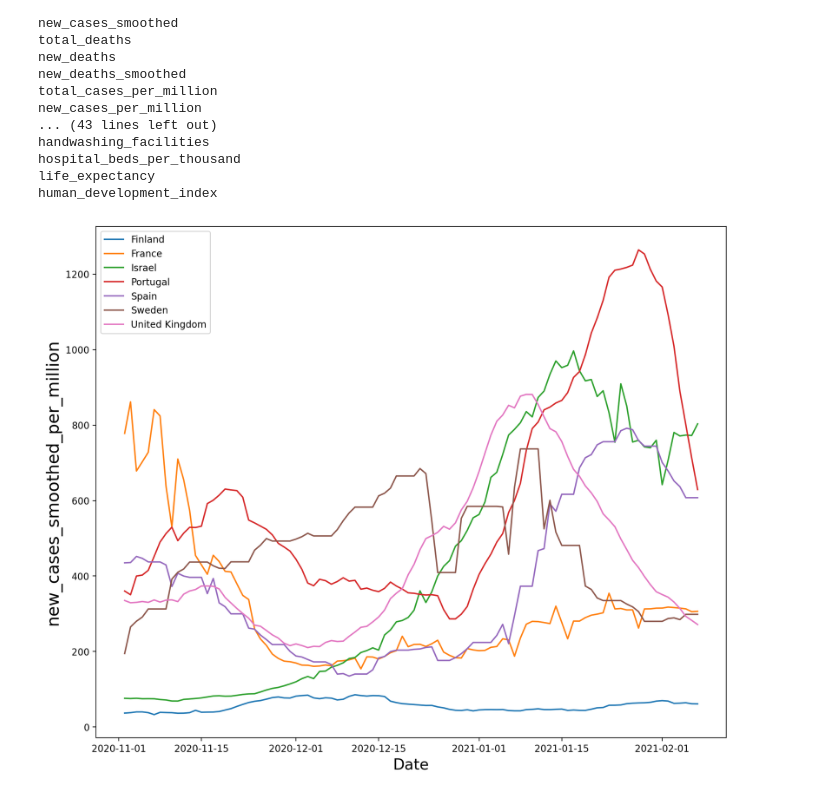
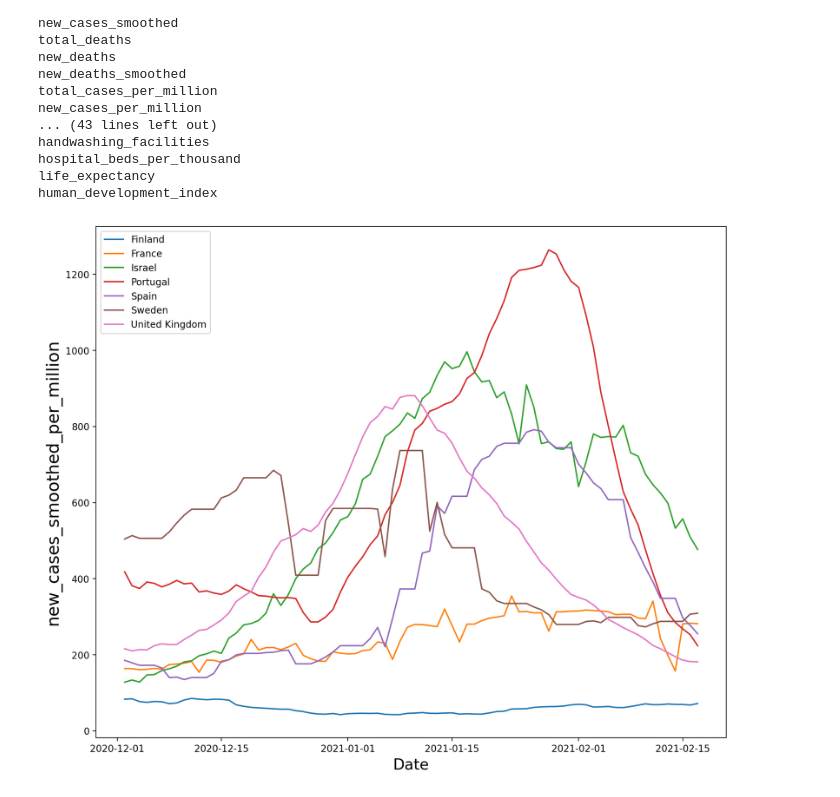
Before and after one commit to simonmoreau/covid-data, a Jupyter notebook: COVID Recent Cases.ipynb, the cells around one changed output. Saved outputs shown, nothing was run; the diff lists cells and outputs as text; code cells hidden in the pictures.

Commit message:
update data

```diff
--- a/COVID Recent Cases.ipynb
+++ b/COVID Recent Cases.ipynb
@@ -83,9 +83,9 @@ def plot_serie(column_name, data_frame):
     plt.show()
 # %%
 column_name = 'new_cases_smoothed_per_million'
-data_frame = covid_data_df[(covid_data_df['date'] > '2020-11-01')]
+data_frame = covid_data_df[(covid_data_df['date'] > '2020-12-01')]
 plot_serie(column_name, data_frame)
 # %% [output]
-[figure, old version]
+[figure, new version]
 # %%
 column_name = 'new_deaths_smoothed_per_million'
```
Also changed, not shown: parts of 3 cells of this notebook, 3 other files.
